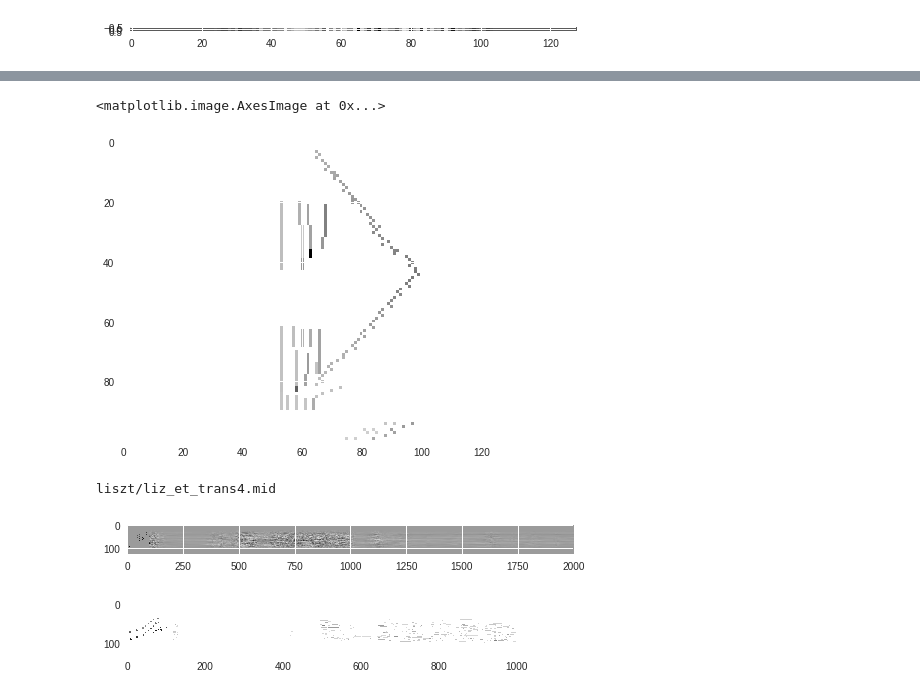
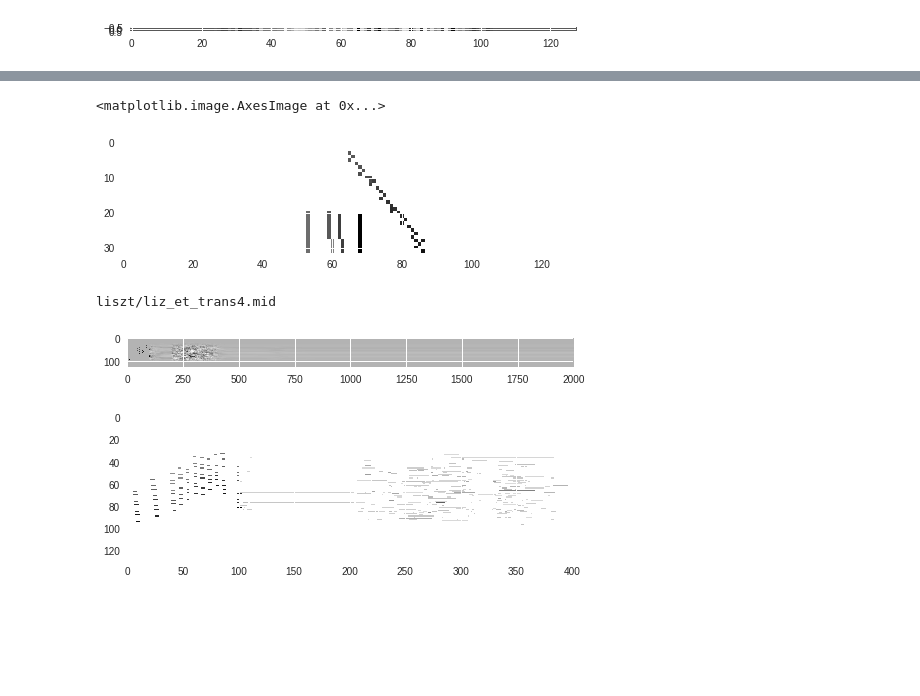
Before and after one commit to mei-t/ml_music, a Jupyter notebook: music-playground.ipynb, the cells around one changed output, grey strips where cells are left out. Saved outputs shown, nothing was run; the diff lists cells and outputs as text; code cells hidden in the pictures; blank space fills up the shorter version.

Commit message:
Correct music tempo

```diff
--- a/music-playground.ipynb
+++ b/music-playground.ipynb
@@ -421,13 +429,13 @@ plt.imshow(intro_from_dataset())
 # %%
 def data_to_intro(data, length):
   return data['pr'].T[:length]
 
-plt.imshow(data_to_intro(corpus[4], 100))
+plt.imshow(data_to_intro(corpus[4], 32))
 # %% [output]
 <matplotlib.image.AxesImage at 0x...>
-[figure, old version]
+[figure, new version]
 # %%
-def generate_music(intro, total_length, midi_path):
+def generate_music(intro, total_length, midi_path, fs):
   result = np.zeros([total_length, keys_dim], dtype=np.float32)
   result[0:intro.shape[0]] = intro
   # Generate piano roll.
@@ -438,21 +446,21 @@ def generate_music(intro, total_length, midi_path):
     if i > intro.shape[0] - 2:
       result[i+1] = predictions[0]
   # Visualize to midi file
-  result_midi = piano_roll_to_pretty_midi(result.T)
+  result_midi = piano_roll_to_pretty_midi(result.T, fs)
   result_midi.write(midi_path)
   # Visualize
   plt.figure()
   plt.imshow(result.T)
   plt.figure()
-  plt.imshow(result_midi.get_piano_roll())
+  plt.imshow(result_midi.get_piano_roll(fs))
 
 # Test generating music using introduction of 4th corpus.
 print(corpus[3]['src'])
-generate_music(data_to_intro(corpus[3], 100), 2000, "result.midi")
+generate_music(data_to_intro(corpus[3], 100), 2000, "result.midi", corpus[3]["fs"])
 # %% [output]
 liszt/liz_et_trans4.mid
-[figure, old version]
+[figure, new version]
-[figure, old version]
+[figure, new version]
 # %%
 # Generate all from corpus
 for data in corpus:
```
Also changed, not shown: parts of 12 cells of this notebook.
